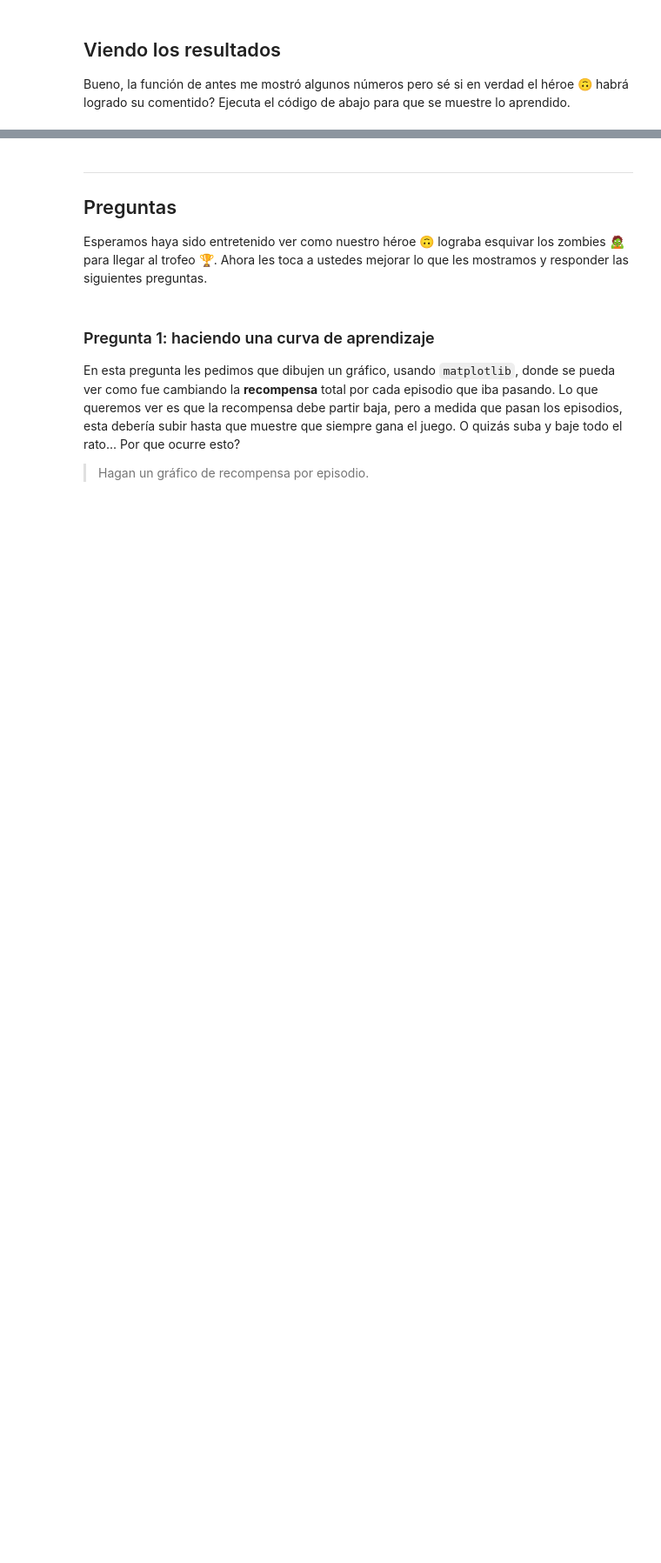
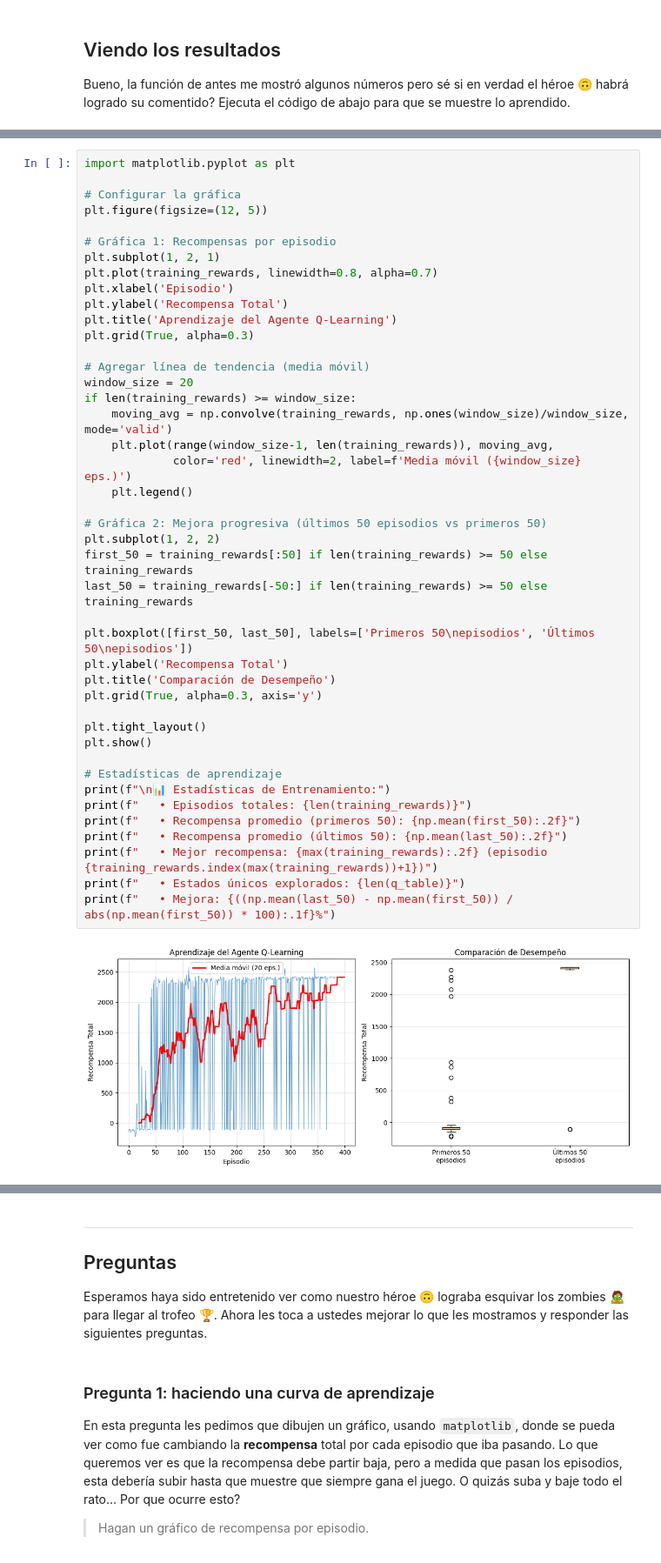
Before and after one commit to Kanitops/Tarea-4-IA, a Jupyter notebook: Tarea 4 - RL - Q-Learning - Solucion.ipynb, the cells around one changed output, grey strips where cells are left out. Shown: that part at 87% size. Saved outputs shown, nothing was run; the diff lists cells and outputs as text; blank space fills up the shorter version.

```diff
--- a/Tarea 4 - RL - Q-Learning - Solucion.ipynb
+++ b/Tarea 4 - RL - Q-Learning - Solucion.ipynb
@@ -653,0 +689,45 @@ print(s)
+# %%
+import matplotlib.pyplot as plt
+
+# Configurar la gráfica
+plt.figure(figsize=(12, 5))
+
+# Gráfica 1: Recompensas por episodio
+plt.subplot(1, 2, 1)
+plt.plot(training_rewards, linewidth=0.8, alpha=0.7)
+plt.xlabel('Episodio')
+plt.ylabel('Recompensa Total')
+plt.title('Aprendizaje del Agente Q-Learning')
+plt.grid(True, alpha=0.3)
+
+# Agregar línea de tendencia (media móvil)
+window_size = 20
+if len(training_rewards) >= window_size:
+    moving_avg = np.convolve(training_rewards, np.ones(window_size)/window_size, mode='valid')
+    plt.plot(range(window_size-1, len(training_rewards)), moving_avg,
+             color='red', linewidth=2, label=f'Media móvil ({window_size} eps.)')
+    plt.legend()
+
+# Gráfica 2: Mejora progresiva (últimos 50 episodios vs primeros 50)
+plt.subplot(1, 2, 2)
+first_50 = training_rewards[:50] if len(training_rewards) >= 50 else training_rewards
+last_50 = training_rewards[-50:] if len(training_rewards) >= 50 else training_rewards
+
+plt.boxplot([first_50, last_50], labels=['Primeros 50\nepisodios', 'Últimos 50\nepisodios'])
+plt.ylabel('Recompensa Total')
+plt.title('Comparación de Desempeño')
+plt.grid(True, alpha=0.3, axis='y')
+
+plt.tight_layout()
+plt.show()
+
+# Estadísticas de aprendizaje
+print(f"\n📊 Estadísticas de Entrenamiento:")
+print(f"   • Episodios totales: {len(training_rewards)}")
+print(f"   • Recompensa promedio (primeros 50): {np.mean(first_50):.2f}")
+print(f"   • Recompensa promedio (últimos 50): {np.mean(last_50):.2f}")
+print(f"   • Mejor recompensa: {max(training_rewards):.2f} (episodio {training_rewards.index(max(training_rewards))+1})")
+print(f"   • Estados únicos explorados: {len(q_table)}")
+print(f"   • Mejora: {((np.mean(last_50) - np.mean(first_50)) / abs(np.mean(first_50)) * 100):.1f}%")
+# %% [output]
+[figure, added]
```
Also changed, not shown: parts of 30 cells of this notebook, 3 other files.
